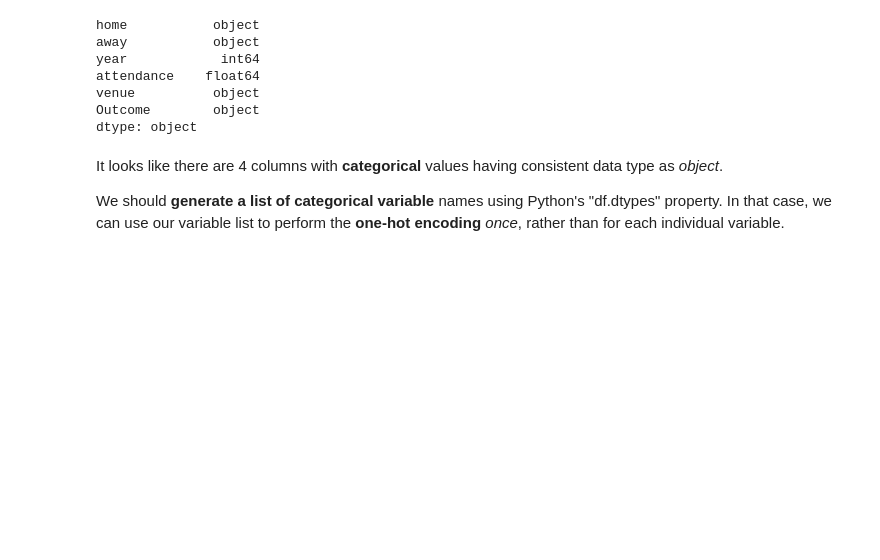
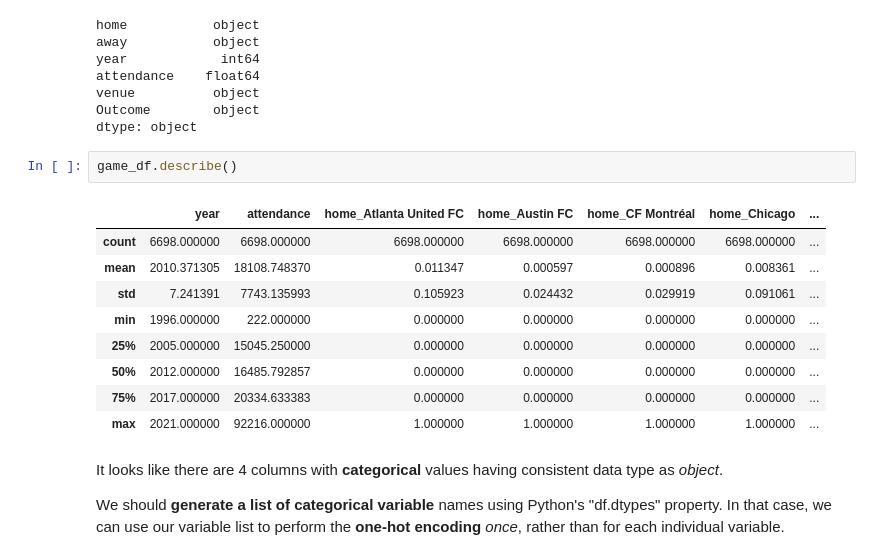
Before and after one commit to moonem/Win-Loss-Prediction-on-Major-League-Soccer, a Jupyter notebook: Segment_2/game_predict_NN.ipynb, the cells around one changed output. Saved outputs shown, nothing was run; the diff lists cells and outputs as text; blank space fills up the shorter version.

```diff
--- a/Segment_2/game_predict_NN.ipynb
+++ b/Segment_2/game_predict_NN.ipynb
@@ -1060,6 +1060,18 @@ attendance    float64
 venue          object
 Outcome        object
 dtype: object
+# %%
+game_df.describe()
+# %% [output]
+|  | year | attendance | home_Atlanta United FC | home_Austin FC | home_CF Montréal | home_Chicago | ... |
+| count | 6698.000000 | 6698.000000 | 6698.000000 | 6698.000000 | 6698.000000 | 6698.000000 | ... |
+| mean | 2010.371305 | 18108.748370 | 0.011347 | 0.000597 | 0.000896 | 0.008361 | ... |
+| std | 7.241391 | 7743.135993 | 0.105923 | 0.024432 | 0.029919 | 0.091061 | ... |
+| min | 1996.000000 | 222.000000 | 0.000000 | 0.000000 | 0.000000 | 0.000000 | ... |
+| 25% | 2005.000000 | 15045.250000 | 0.000000 | 0.000000 | 0.000000 | 0.000000 | ... |
+| 50% | 2012.000000 | 16485.792857 | 0.000000 | 0.000000 | 0.000000 | 0.000000 | ... |
+| 75% | 2017.000000 | 20334.633383 | 0.000000 | 0.000000 | 0.000000 | 0.000000 | ... |
+| max | 2021.000000 | 92216.000000 | 1.000000 | 1.000000 | 1.000000 | 1.000000 | ... |
 # %% [markdown]
 It looks like there are 4 columns with **categorical** values having consistent data type as *object*.
 
```
Also changed, not shown: parts of 3 cells of this notebook.
